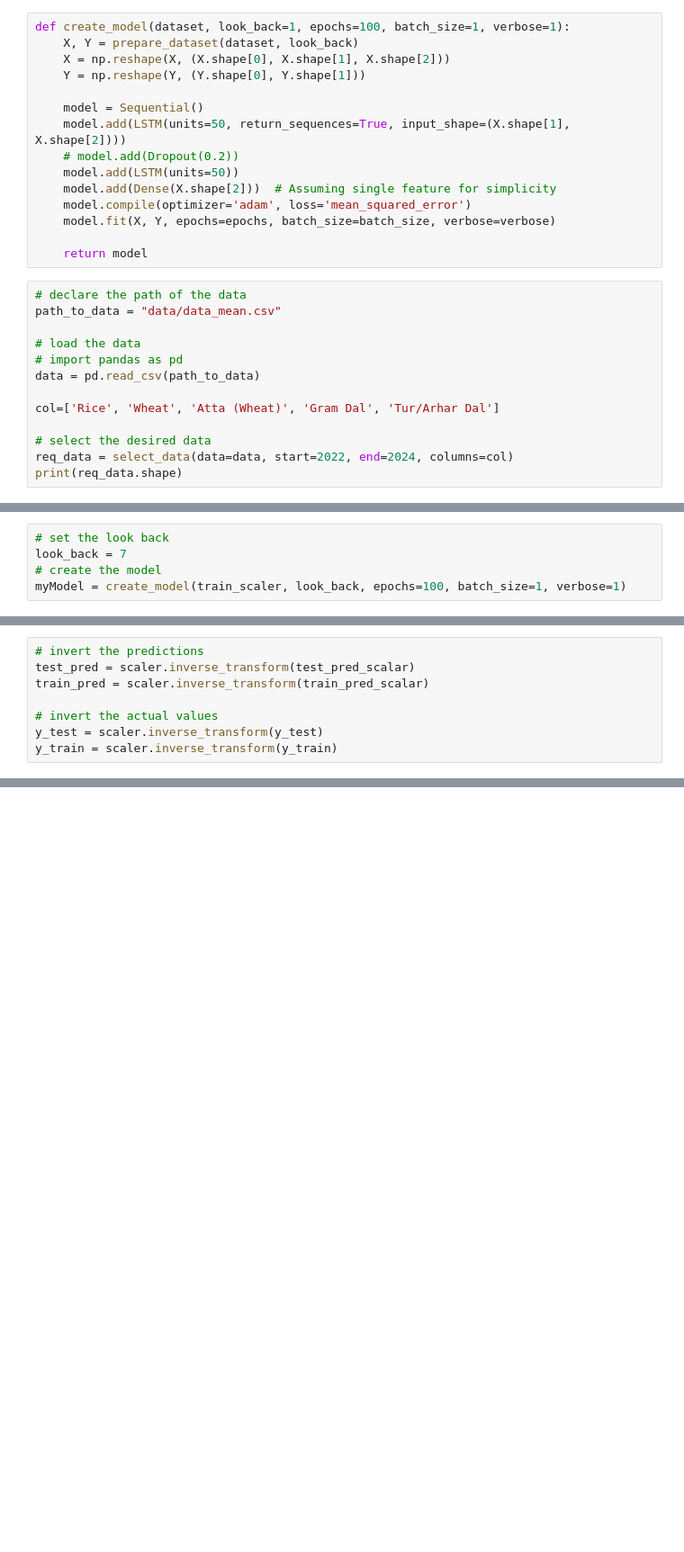
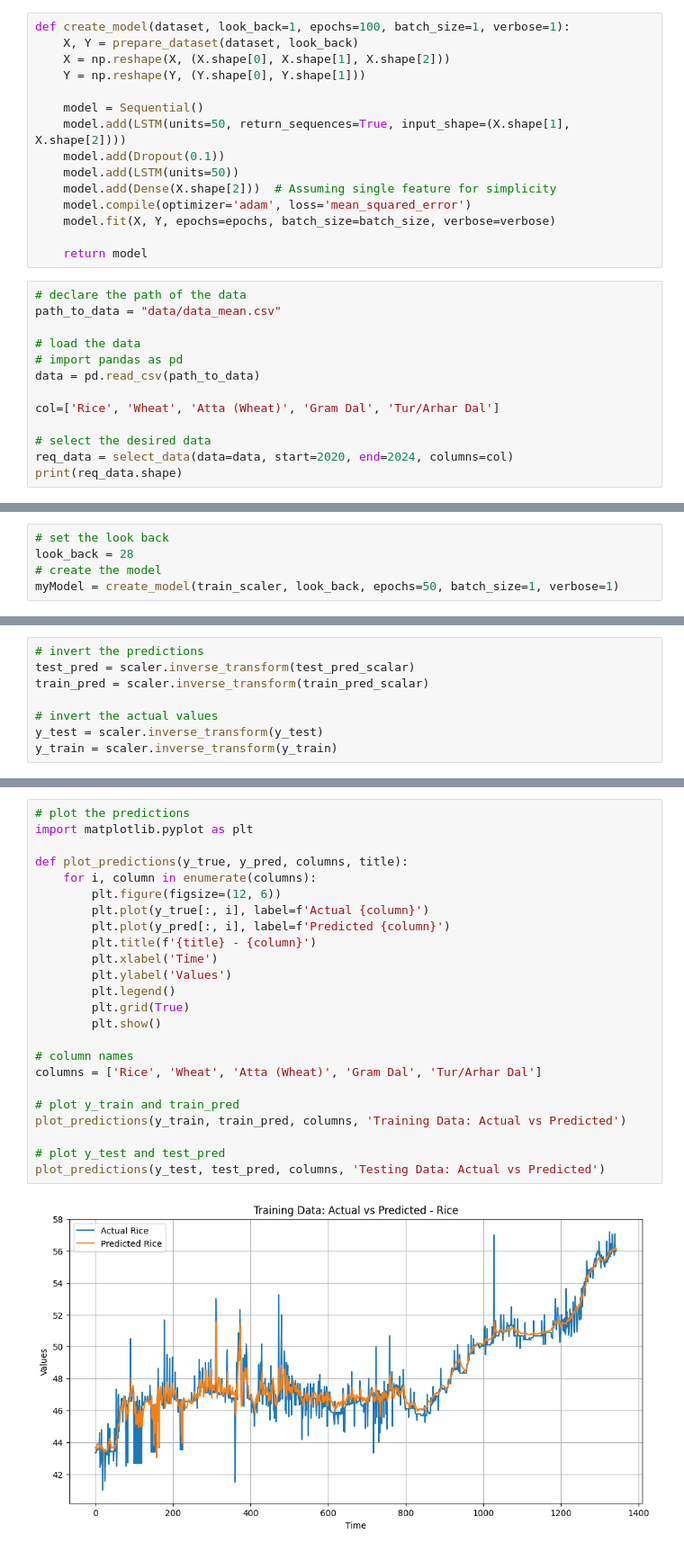
Before and after one commit to gkrishna247/AgriCast, a Jupyter notebook: model.ipynb, the cells around one changed output, grey strips where cells are left out. Shown at 90% size. Drawn from its saved outputs; the diff is of its cells as text; blank space fills up the shorter version.

```diff
--- a/model.ipynb
+++ b/model.ipynb
@@ -42,7 +42,7 @@ def create_model(dataset, look_back=1, epochs=100, batch_size=1, verbose=1):
 
     model = Sequential()
     model.add(LSTM(units=50, return_sequences=True, input_shape=(X.shape[1], X.shape[2])))
-    # model.add(Dropout(0.2))
+    model.add(Dropout(0.1))
     model.add(LSTM(units=50))
     model.add(Dense(X.shape[2]))  # Assuming single feature for simplicity
     model.compile(optimizer='adam', loss='mean_squared_error')
@@ -60,6 +60,6 @@ data = pd.read_csv(path_to_data)
 col=['Rice', 'Wheat', 'Atta (Wheat)', 'Gram Dal', 'Tur/Arhar Dal']
 
 # select the desired data
-req_data = select_data(data=data, start=2022, end=2024, columns=col)
+req_data = select_data(data=data, start=2020, end=2024, columns=col)
 print(req_data.shape)
 # %% [output]
@@ -74,7 +74,7 @@ train, test = req_data[0:train_size], req_data[train_size:len(req_data)]
 scaler, train_scaler = create_scaler(train) # scaled_data is a numpy array
 # %%
 # set the look back
-look_back = 7
+look_back = 28
 # create the model
-myModel = create_model(train_scaler, look_back, epochs=100, batch_size=1, verbose=1)
+myModel = create_model(train_scaler, look_back, epochs=50, batch_size=1, verbose=1)
 # %% [output]
@@ -165,0 +278,26 @@ Test error:  16.749637028710474
+# %%
+# plot the predictions
+import matplotlib.pyplot as plt
+
+def plot_predictions(y_true, y_pred, columns, title):
+    for i, column in enumerate(columns):
+        plt.figure(figsize=(12, 6))
+        plt.plot(y_true[:, i], label=f'Actual {column}')
+        plt.plot(y_pred[:, i], label=f'Predicted {column}')
+        plt.title(f'{title} - {column}')
+        plt.xlabel('Time')
+        plt.ylabel('Values')
+        plt.legend()
+        plt.grid(True)
+        plt.show()
+
+# column names
+columns = ['Rice', 'Wheat', 'Atta (Wheat)', 'Gram Dal', 'Tur/Arhar Dal']
+
+# plot y_train and train_pred
+plot_predictions(y_train, train_pred, columns, 'Training Data: Actual vs Predicted')
+
+# plot y_test and test_pred
+plot_predictions(y_test, test_pred, columns, 'Testing Data: Actual vs Predicted')
+# %% [output]
+[figure, added]
```
Also changed, not shown: parts of 16 cells of this notebook.
